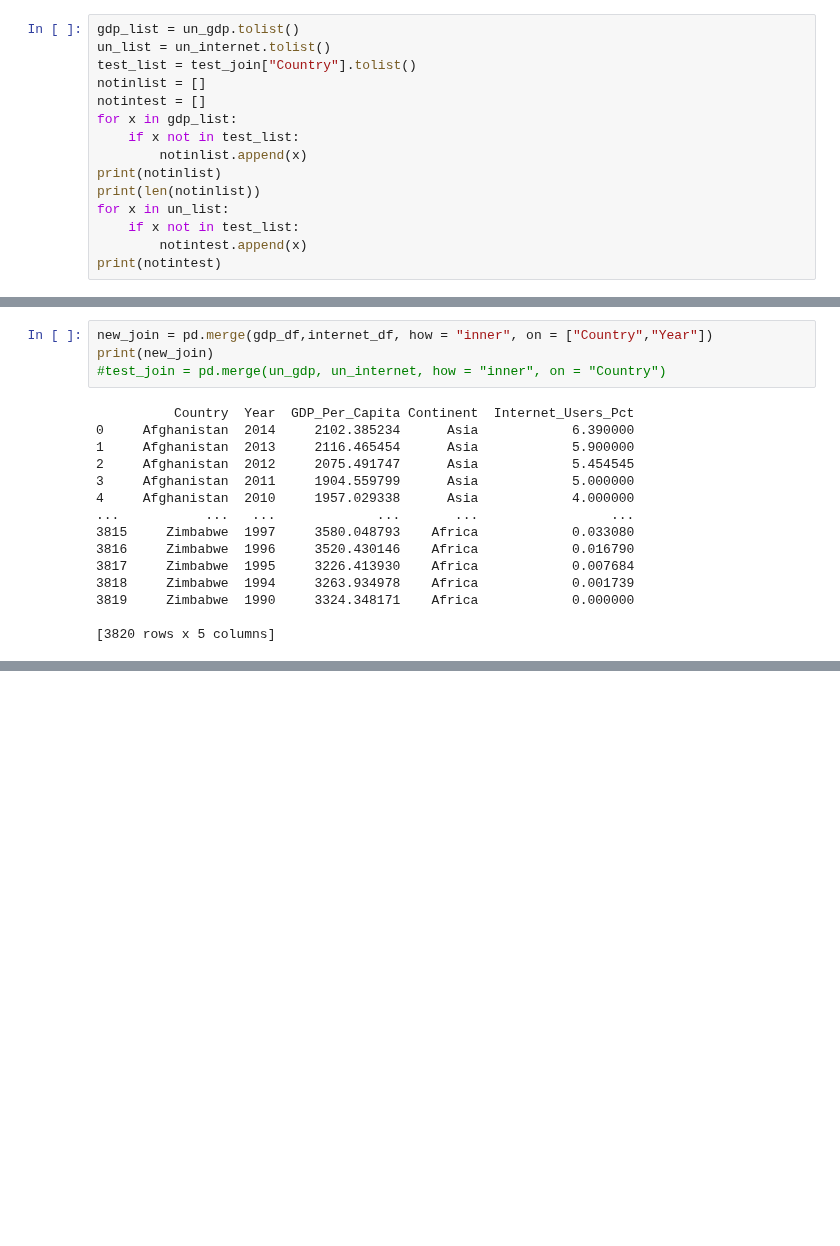
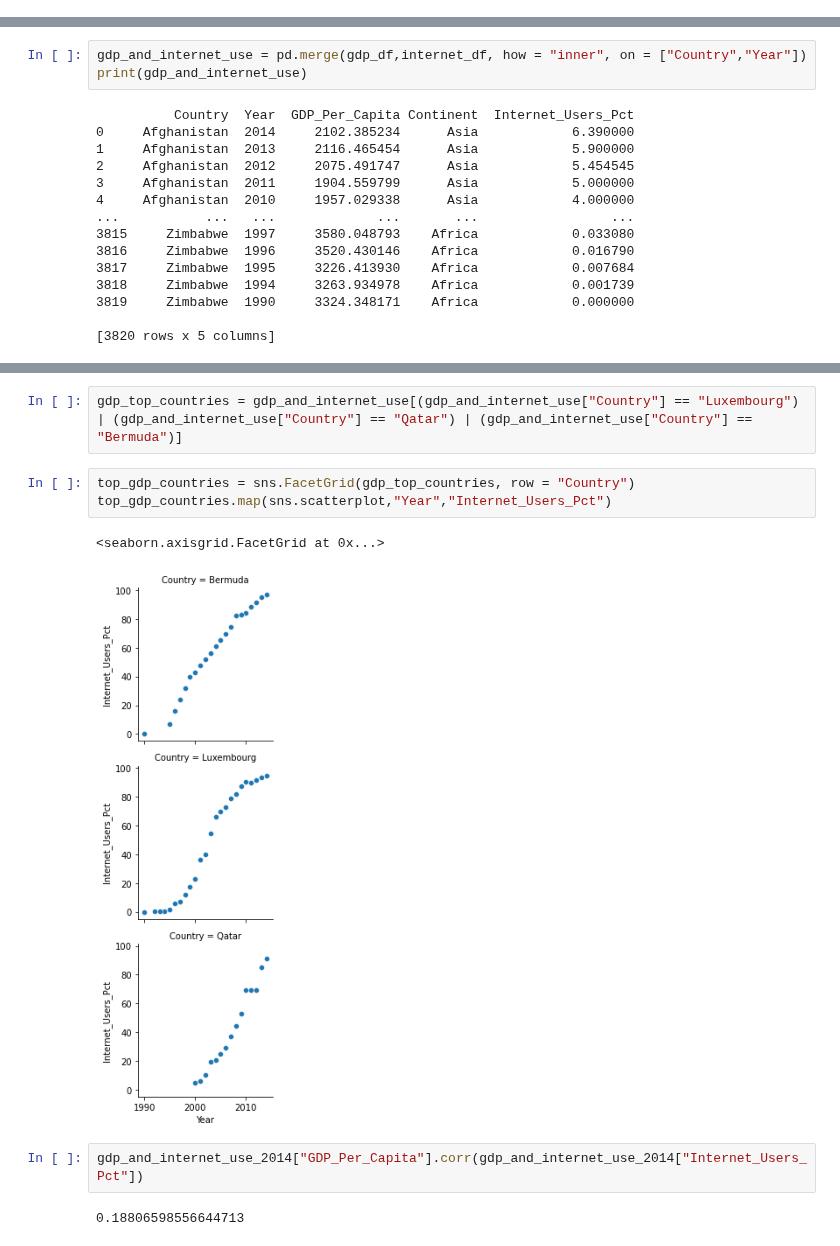
Before and after one commit to nss-data-science-cohort-5/un_exploration-ccmerry, a Jupyter notebook: notebooks/UN_Data_Exploration.ipynb, the cells around one changed output, grey strips where cells are left out. Drawn from its saved outputs; the diff is of its cells as text; blank space fills up the shorter version.

```diff
--- a/notebooks/UN_Data_Exploration.ipynb
+++ b/notebooks/UN_Data_Exploration.ipynb
@@ -444,18 +444,3 @@ print(test_join)
 166             Zimbabwe  2014               19.89
 
 [167 rows x 3 columns]
-# %%
-gdp_list = un_gdp.tolist()
-un_list = un_internet.tolist()
-test_list = test_join["Country"].tolist()
-notinlist = []
-notintest = []
-for x in gdp_list:
-    if x not in test_list:
-        notinlist.append(x)
-print(notinlist)
-print(len(notinlist))
-for x in un_list:
-    if x not in test_list:
-        notintest.append(x)
-print(notintest)
@@ -497,7 +473,6 @@ Name: 4405, dtype: object
 # %%
-new_join = pd.merge(gdp_df,internet_df, how = "inner", on = ["Country","Year"])
-print(new_join)
-#test_join = pd.merge(un_gdp, un_internet, how = "inner", on = "Country")
+gdp_and_internet_use = pd.merge(gdp_df,internet_df, how = "inner", on = ["Country","Year"])
+print(gdp_and_internet_use)
 # %% [output]
           Country  Year  GDP_Per_Capita Continent  Internet_Users_Pct
 0     Afghanistan  2014     2102.385234      Asia            6.390000
@@ -515,0 +520,12 @@ print(new_join)
+# %%
+gdp_top_countries = gdp_and_internet_use[(gdp_and_internet_use["Country"] == "Luxembourg") | (gdp_and_internet_use["Country"] == "Qatar") | (gdp_and_internet_use["Country"] == "Bermuda")]
+# %%
+top_gdp_countries = sns.FacetGrid(gdp_top_countries, row = "Country")
+top_gdp_countries.map(sns.scatterplot,"Year","Internet_Users_Pct")
+# %% [output]
+<seaborn.axisgrid.FacetGrid at 0x...>
+[figure, added]
+# %%
+gdp_and_internet_use_2014["GDP_Per_Capita"].corr(gdp_and_internet_use_2014["Internet_Users_Pct"])
+# %% [output]
+0.18806598556644713
```
Also changed, not shown: parts of 26 cells of this notebook.
